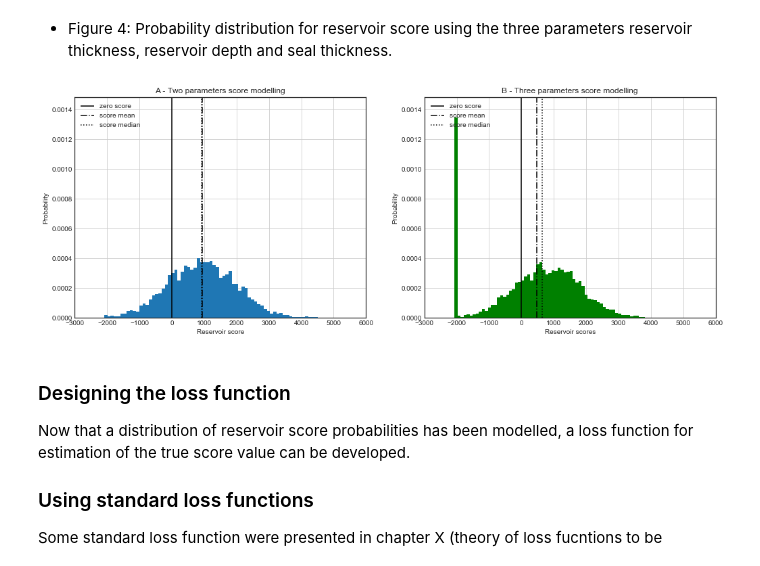
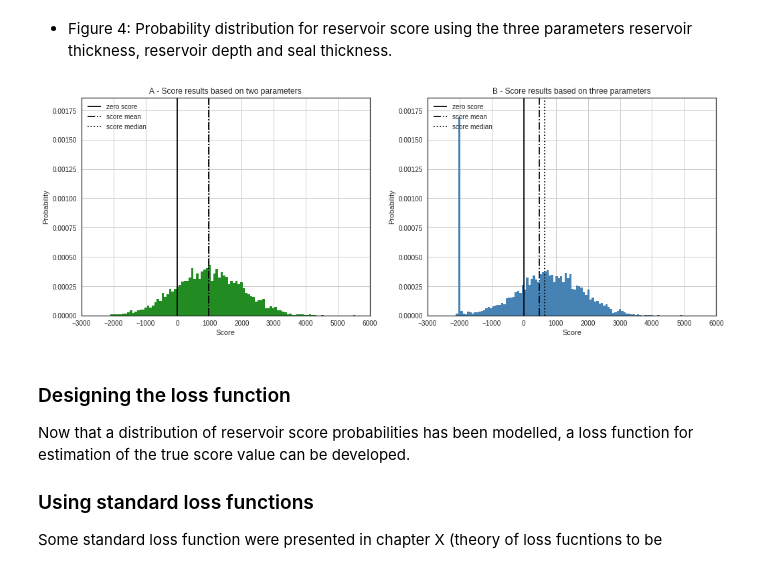
Before and after one commit to nre-aachen/Theses, a Jupyter notebook: Risk analysis/Notebooks/Chapter A - 1D Reservoir Case - Version 3.ipynb, the cells around one changed output. Saved outputs shown, nothing was run; the diff lists cells and outputs as text; code cells hidden in the pictures.

Commit message:
Reworked 1D results text.

```diff
--- a/Risk analysis/Notebooks/Chapter A - 1D Reservoir Case - Version 3.ipynb
+++ b/Risk analysis/Notebooks/Chapter A - 1D Reservoir Case - Version 3.ipynb
@@ -252,35 +252,35 @@ Median of posterior distribution: 630.725612584
 # %%
 figsize(17, 6)
 fig, ax = plt.subplots(1, 2)
 ax[0].grid()
 ax[1].grid()
 
-_hist1 = ax[0].hist(res_score_samples1, bins=70, normed=True, histtype="stepfilled")
-ax[0].set_title("A - Two parameters score modelling")
-ax[0].set_xlabel("Reservoir score")
+_hist1 = ax[0].hist(res_score_samples1, bins=100, normed=True, histtype="stepfilled", color = "forestgreen")
+ax[0].set_title("A - Score results based on two parameters")
+ax[0].set_xlabel("Score")
 ax[0].set_ylabel("Probability")
 
-_hist2 = ax[1].hist(res_score_samples2, bins=70, normed=True, histtype="stepfilled", color = "green")
-ax[1].set_title("B - Three parameters score modelling")
+_hist2 = ax[1].hist(res_score_samples2, bins=100, normed=True, histtype="stepfilled", color = "steelblue")
+ax[1].set_title("B - Score results based on three parameters")
 ax[1].vlines(0, 0, 1.1 * np.max(_hist2[0]), label="zero score",
         linestyles="-")
 ax[1].vlines(res_score_samples2.mean(), 0, 1.1 * np.max(_hist2[0]), label="score mean", linestyles="-.")
 ax[1].vlines(np.median(res_score_samples2), 0, 1.1 * np.max(_hist2[0]),
         label="score median", linestyles=":")
 ax[1].legend(loc="upper left");
 ax[1].set_ylim(0, 1.1 * np.max(_hist2[0]))
 ax[1].set_xlim(-3000,6000)
 ax[1].set_ylabel("Probability")
-ax[1].set_xlabel("Reservoir scores")
+ax[1].set_xlabel("Score")
 
 ax[0].set_ylim(0, 1.1 * np.max(_hist2[0]))
 ax[0].set_xlim(-3000,6000)
 ax[0].vlines(0, 0, 1.1 * np.max(_hist2[0]), label="zero score", linestyles="-")
 ax[0].vlines(res_score_samples1.mean(), 0, 1.1 * np.max(_hist2[0]),label="score mean", linestyles="-.")
 ax[0].vlines(np.median(res_score_samples1), 0, 1.1 * np.max(_hist2[0]),label="score median", linestyles=":")
 ax[0].legend(loc="upper left");
 # %% [output]
-[figure, old version]
+[figure, new version]
 # %% [markdown]
 ### Designing the loss function
 
```
Also changed, not shown: parts of 15 cells of this notebook, 20 other files.
